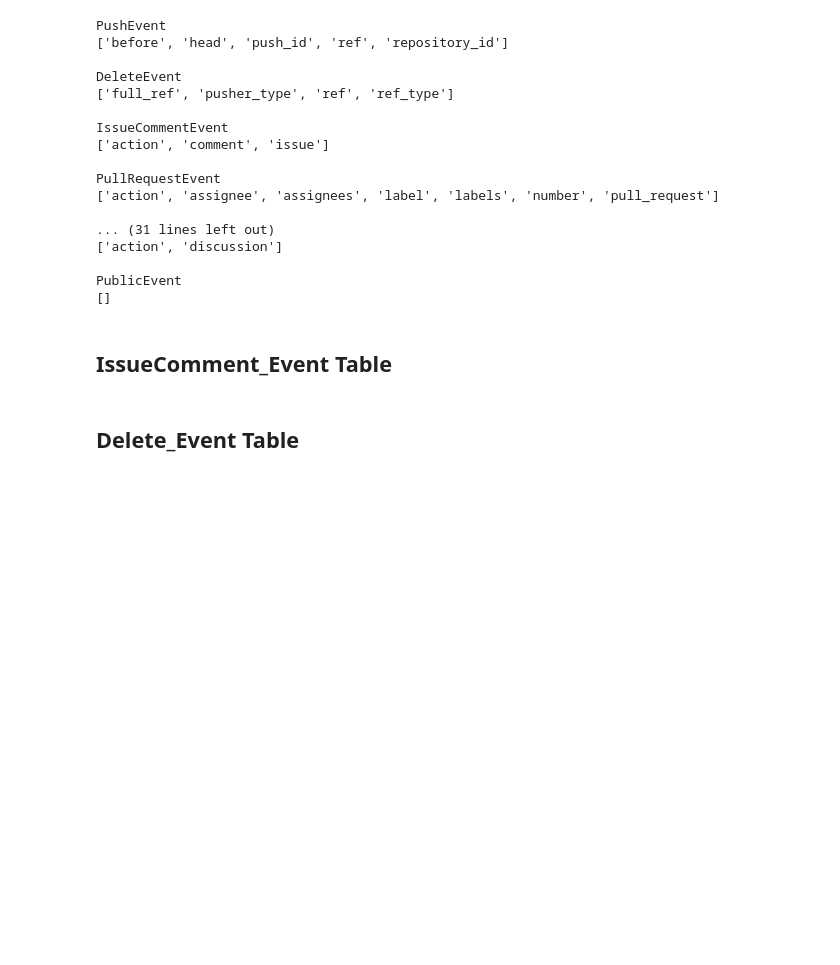
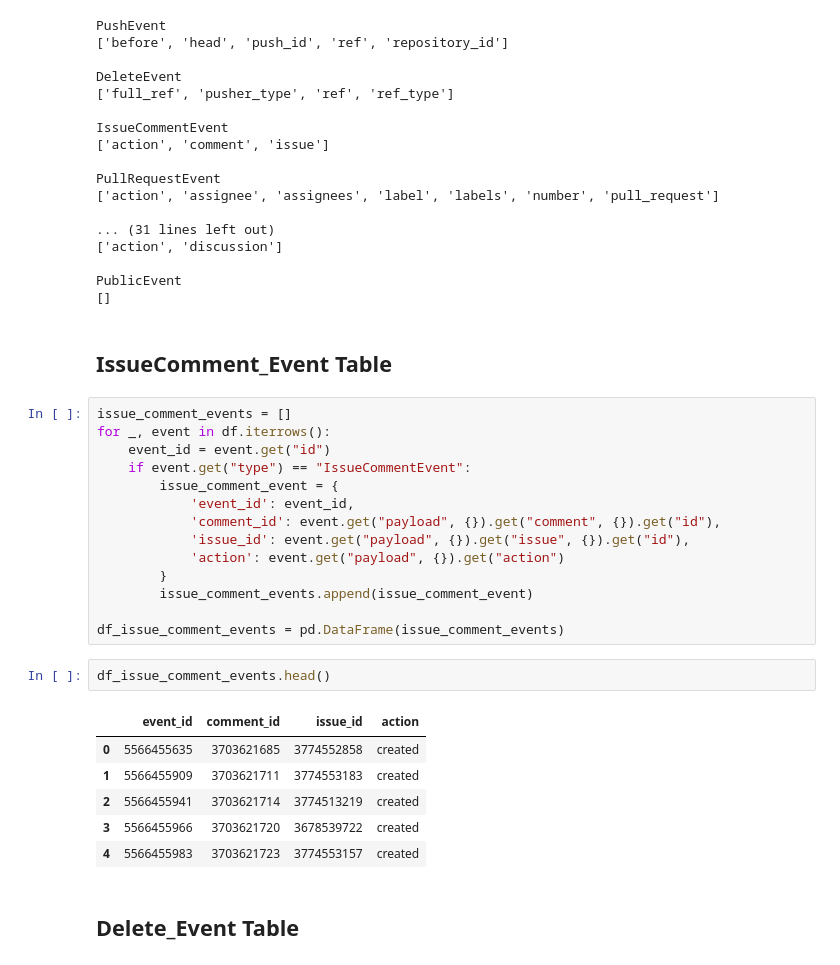
Before and after one commit to ShreyaCtrl/gharchive-data-platform, a Jupyter notebook: data-analysis.ipynb, the cells around one changed output. Saved outputs shown, nothing was run; the diff lists cells and outputs as text; blank space fills up the shorter version.

```diff
--- a/data-analysis.ipynb
+++ b/data-analysis.ipynb
@@ -1531,6 +1531,29 @@ PublicEvent
 []
 # %% [markdown]
 ## IssueComment_Event Table
+# %%
+issue_comment_events = []
+for _, event in df.iterrows():
+    event_id = event.get("id")
+    if event.get("type") == "IssueCommentEvent":
+        issue_comment_event = {
+            'event_id': event_id,
+            'comment_id': event.get("payload", {}).get("comment", {}).get("id"),
+            'issue_id': event.get("payload", {}).get("issue", {}).get("id"),
+            'action': event.get("payload", {}).get("action")
+        }
+        issue_comment_events.append(issue_comment_event)
+
+df_issue_comment_events = pd.DataFrame(issue_comment_events)
+# %%
+df_issue_comment_events.head()
+# %% [output]
+|  | event_id | comment_id | issue_id | action |
+| 0 | 5566455635 | 3703621685 | 3774552858 | created |
+| 1 | 5566455909 | 3703621711 | 3774553183 | created |
+| 2 | 5566455941 | 3703621714 | 3774513219 | created |
+| 3 | 5566455966 | 3703621720 | 3678539722 | created |
+| 4 | 5566455983 | 3703621723 | 3774553157 | created |
 # %% [markdown]
 ## Delete_Event Table
 # %%
```
